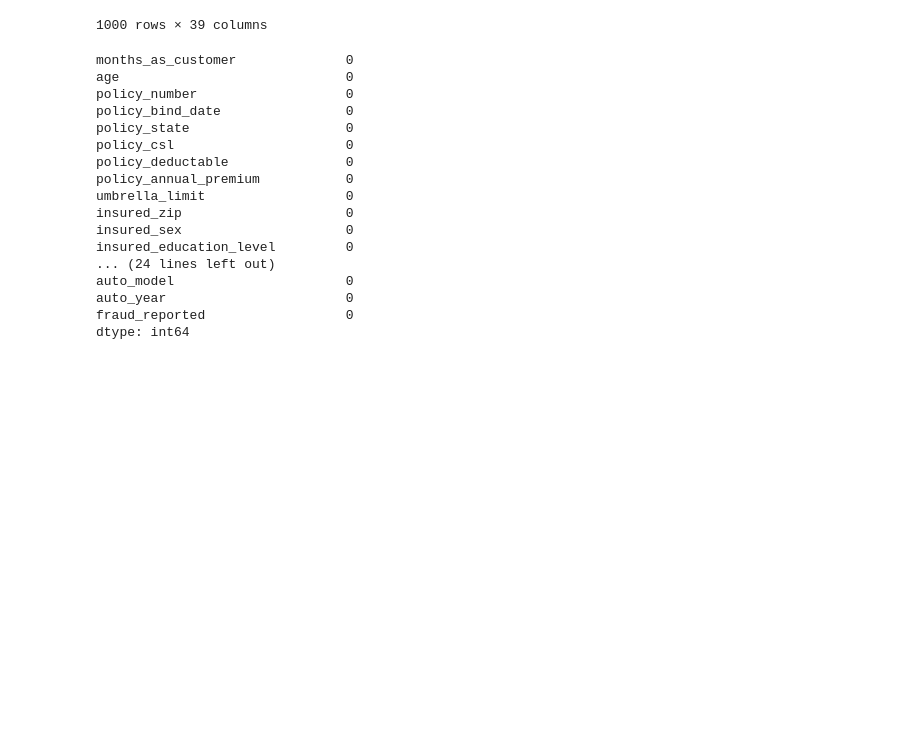
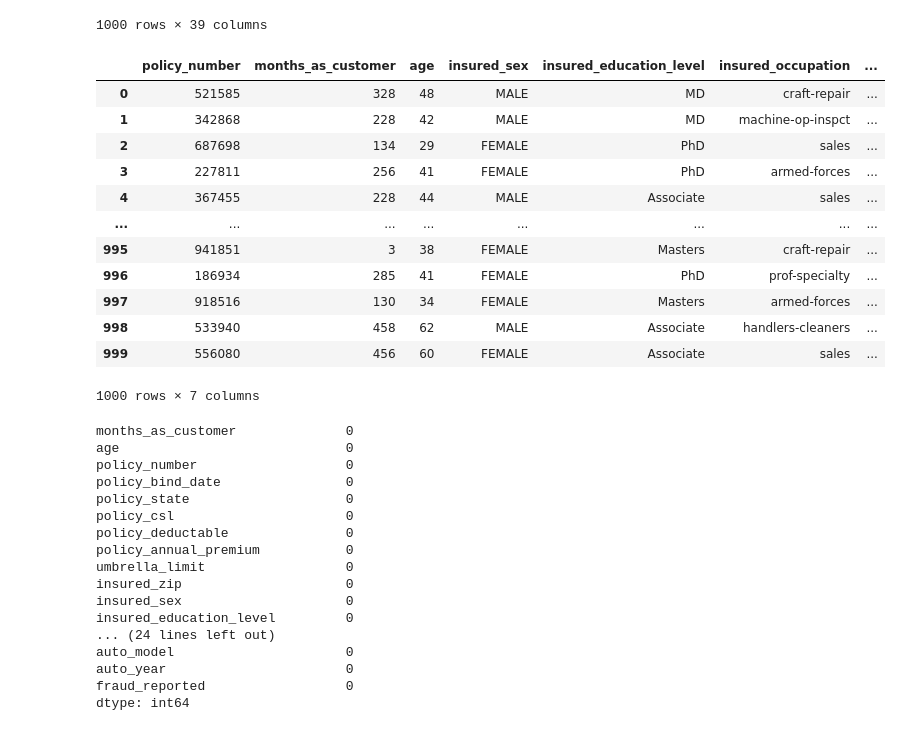
Before and after one commit to n29lodg/Insurance-Claims-Insights-and-Dashboard, a Jupyter notebook: insurance_data.ipynb, the cells around one changed output. Saved outputs shown, nothing was run; the diff lists cells and outputs as text; code cells hidden in the pictures; blank space fills up the shorter version.

Commit message:
added a second table from my existing data, more sql

```diff
--- a/insurance_data.ipynb
+++ b/insurance_data.ipynb
@@ -11,6 +11,6 @@ import numpy as np
 # %%
-data = pd.read_csv('fraud_insurance_claims.csv')
-data
+claims = pd.read_csv('fraud_insurance_claims.csv')
+claims
 # %% [output]
 |  | months_as_customer | age | policy_number | policy_bind_date | policy_state | policy_csl | ... |
 | 0 | 328 | 48 | 521585 | 2014-10-17 00:00:00 | OH | 250/500 | ... |
@@ -25,4 +25,22 @@ data
 | 998 | 458 | 62 | 533940 | 2011-11-18 00:00:00 | IL | 500/1000 | ... |
 | 999 | 456 | 60 | 556080 | 1996-11-11 00:00:00 | OH | 250/500 | ... |
 1000 rows × 39 columns
+# %%
+customers = claims[['policy_number', 'months_as_customer', 'age', 'insured_sex', 'insured_education_level', 'insured_occupation', 'insured_hobbies']].copy()
+
+customers
+# %% [output]
+|  | policy_number | months_as_customer | age | insured_sex | insured_education_level | insured_occupation | ... |
+| 0 | 521585 | 328 | 48 | MALE | MD | craft-repair | ... |
+| 1 | 342868 | 228 | 42 | MALE | MD | machine-op-inspct | ... |
+| 2 | 687698 | 134 | 29 | FEMALE | PhD | sales | ... |
+| 3 | 227811 | 256 | 41 | FEMALE | PhD | armed-forces | ... |
+| 4 | 367455 | 228 | 44 | MALE | Associate | sales | ... |
+| ... | ... | ... | ... | ... | ... | ... | ... |
+| 995 | 941851 | 3 | 38 | FEMALE | Masters | craft-repair | ... |
+| 996 | 186934 | 285 | 41 | FEMALE | PhD | prof-specialty | ... |
+| 997 | 918516 | 130 | 34 | FEMALE | Masters | armed-forces | ... |
+| 998 | 533940 | 458 | 62 | MALE | Associate | handlers-cleaners | ... |
+| 999 | 556080 | 456 | 60 | FEMALE | Associate | sales | ... |
+1000 rows × 7 columns
 # %%
```
Also changed, not shown: parts of 28 cells of this notebook.
